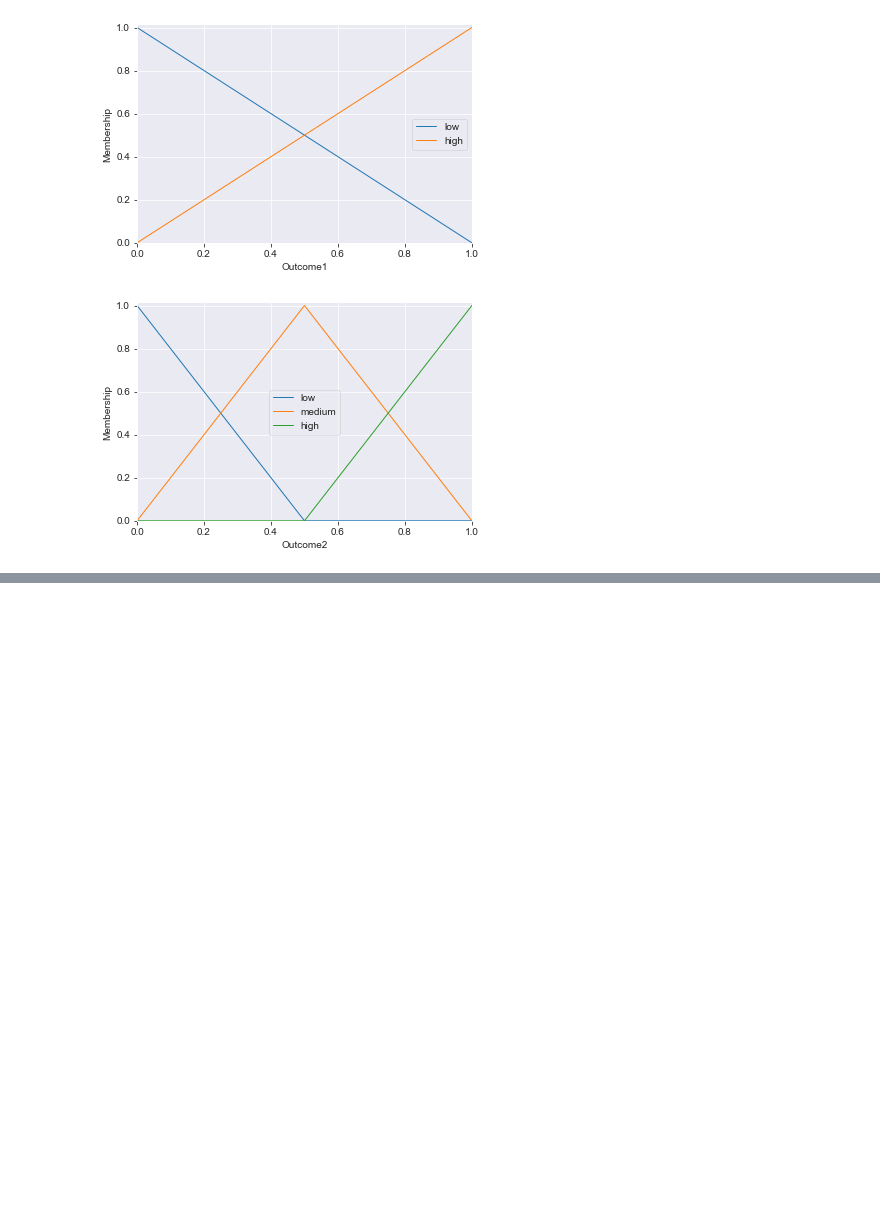
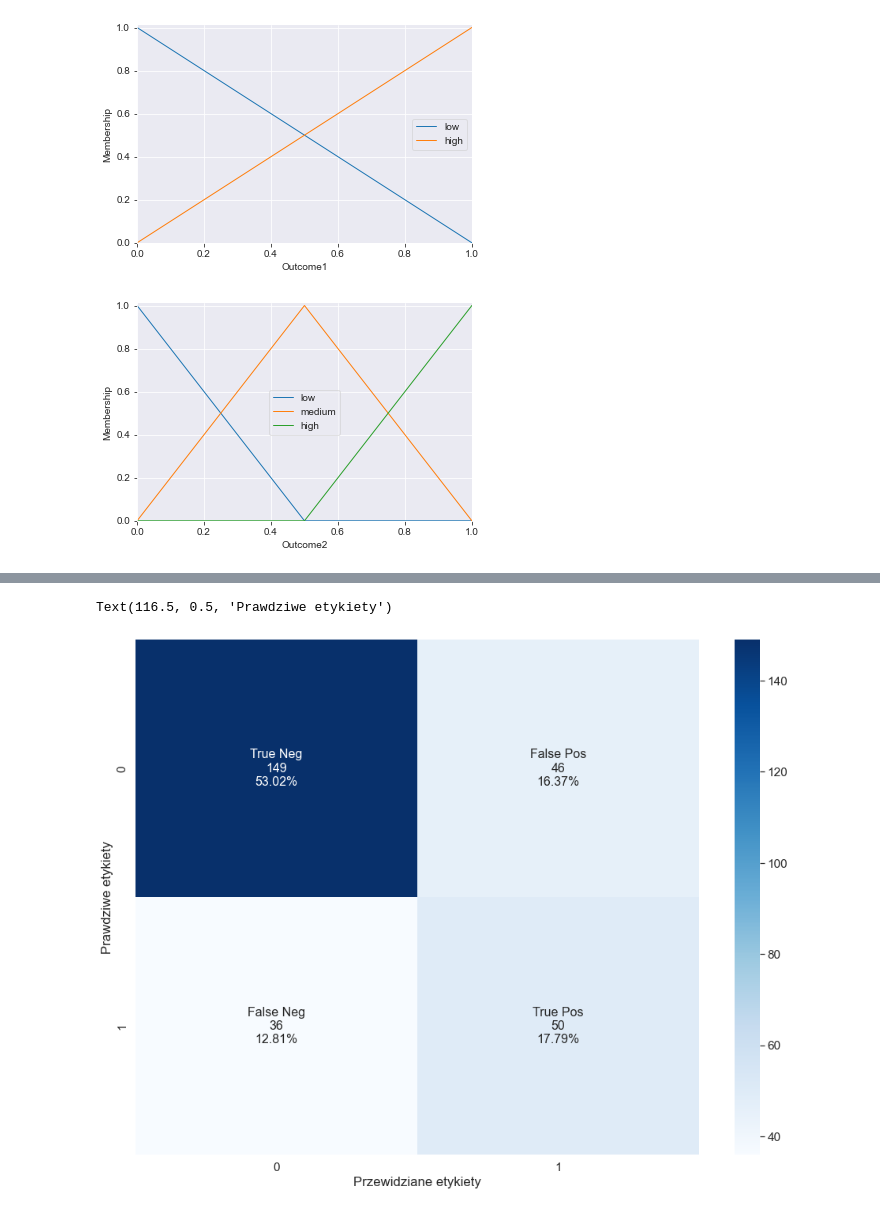
Before and after one commit to Domin8668/Projekt_SSI, a Jupyter notebook: fuzzy.ipynb, the cells around one changed output, grey strips where cells are left out. Drawn from its saved outputs; the diff is of its cells as text; code cells hidden in the pictures; blank space fills up the shorter version.

```diff
--- a/fuzzy.ipynb
+++ b/fuzzy.ipynb
@@ -865,0 +868,23 @@ outcome1.view(sim=outcome1_test)
+# %%
+# Tworzenie tablicy pomyłek
+cf_matrix = np.array([[count0, length1 - count1],
+             [length0 - count0, count1]])
+
+group_names = ['True Neg','False Pos','False Neg','True Pos']
+
+group_counts = [f'{value:0.0f}' for value in cf_matrix.flatten()]
+
+group_percentages = [f'{value:.2%}' for value in cf_matrix.flatten() / np.sum(cf_matrix)]
+
+labels = [f'{v1}\n{v2}\n{v3}' for v1, v2, v3 in zip(group_names, group_counts, group_percentages)]
+
+labels = np.asarray(labels).reshape(2,2)
+
+plt.figure(figsize=(16,12))
+sns.set(font_scale=1.4)
+plot = sns.heatmap(cf_matrix, annot=labels, annot_kws={'size':16}, fmt='', cmap='Blues')
+plot.set_xlabel('Przewidziane etykiety')
+plot.set_ylabel('Prawdziwe etykiety')
+# %% [output]
+Text(116.5, 0.5, 'Prawdziwe etykiety')
+[figure, added]
```
Also changed, not shown: parts of 11 cells of this notebook, 1 other file.
